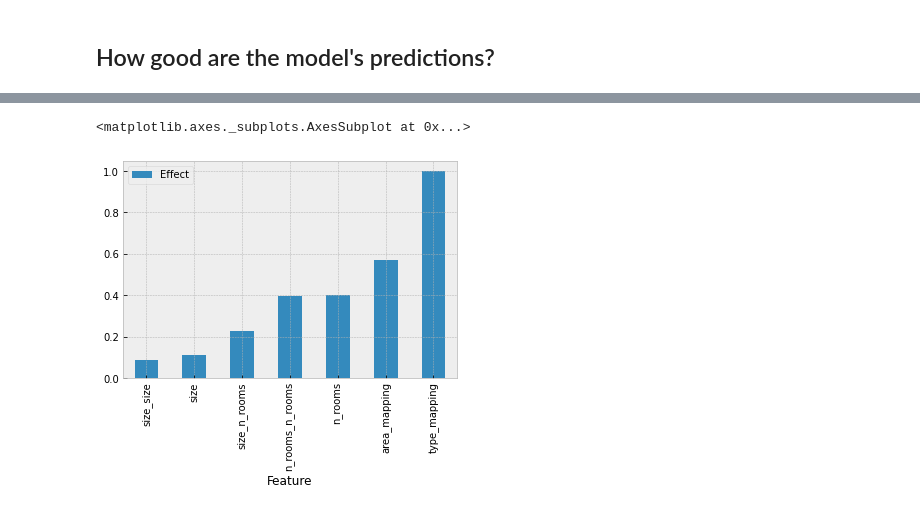
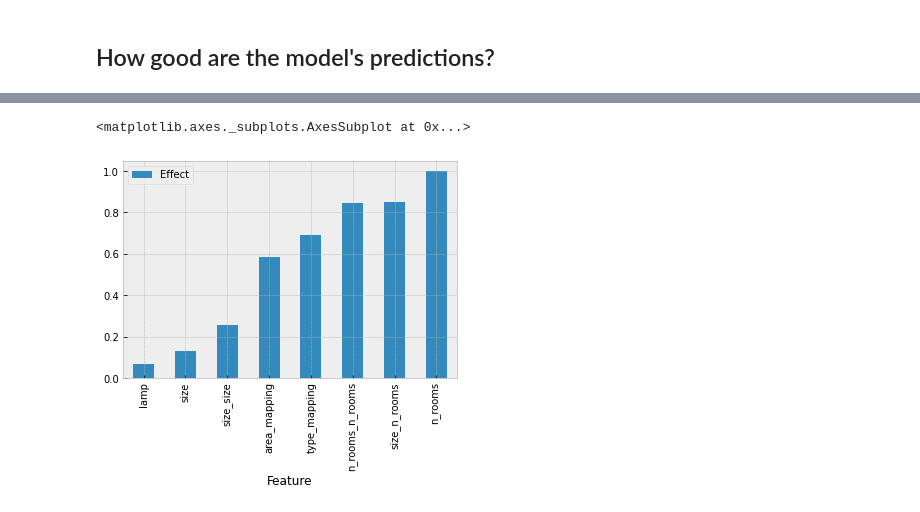
Before and after one commit to dolmani38/non-linear-regression, a Jupyter notebook: Keras - Regression using continuous and categorial variables with embedding.ipynb, the cells around one changed output, grey strips where cells are left out. Drawn from its saved outputs; the diff is of its cells as text; code cells hidden in the pictures.

```diff
--- a/Keras - Regression using continuous and categorial variables with embedding.ipynb
+++ b/Keras - Regression using continuous and categorial variables with embedding.ipynb
@@ -302,0 +308,11 @@ array([[1, 1],
+# %%
+X_train_continuous_org = X_train_continuous
+X_train_categorical_org = X_train_categorical
+X_val_continuous_org = X_val_continuous
+X_val_categorical_org = X_val_categorical
+
+# 학습 대상 변수만 선택
+X_train_continuous = X_train_continuous_org[['size','n_rooms','n_rooms_n_rooms']]
+X_train_categorical = X_train_categorical_org
+X_val_continuous  = X_val_continuous_org[['size','n_rooms','n_rooms_n_rooms']]
+X_val_categorical = X_val_categorical_org
@@ -308,15 +341,13 @@ cate_input = Input(shape=(2,), dtype='int32')
 
 # Decide to what vector size we want to map our 'area' variable.
 # I'll use 1 here because we only have three areas
-embeddings_output = 24*4
+embeddings_output = 24
 
 
 # Let’s define the embedding layer and flatten it
 cate_embedings = Embedding(output_dim=embeddings_output, input_dim=X_train_categorical.shape[0])(cate_input)
+cate_embedings = keras.layers.Reshape((embeddings_output*2,))(cate_embedings)
 print(cate_embedings)
-cate_embedings = keras.layers.Reshape((embeddings_output*2,))(cate_embedings)
-
-
 # Define the continuous variables input (just like before)
 continuous_input = Input(shape=(X_train_continuous.shape[1], ))
 
@@ -329,8 +364,8 @@ Tensor("embedding_6/embedding_lookup/Identity_1:0", shape=(None, 2, 96), dtype=f
 Will define a simple model with 2 hidden layers, with 25 neurons each.
 # %%
 # Define the model
-dense1 = Dense(200, activation='relu')(all_input)
-dense2 = Dense(50, activation='relu')(dense1)
+dense1 = Dense(all_input.shape[1]*2, activation='relu')(all_input)
+dense2 = Dense(all_input.shape[1], activation='relu')(dense1)
 predictions = Dense(1)(dense2)
 
 # Note using the input object 'area_input' not 'area_embeddings'
@@ -540,23 +567,22 @@ effect_result_table.plot(x='Feature',y='Effect',kind='bar')
 # %%
-# 영향도 분석에 의해 'lamp' 삭제 후 학습...
-
-X_train_continuous.drop(columns=['lamp','size','size_size'], inplace=True)
-X_val_continuous.drop(columns=['lamp','size','size_size'], inplace=True)
-print(X_train_continuous)
+# 학습 대상 변수 전체 선택
+X_train_continuous = X_train_continuous_org
+X_train_categorical = X_train_categorical_org
+X_val_continuous  = X_val_continuous_org
+X_val_categorical = X_val_categorical_org
 
 # Define the embedding input
 cate_input = Input(shape=(2,), dtype='int32')
 
 # Decide to what vector size we want to map our 'area' variable.
 # I'll use 1 here because we only have three areas
-embeddings_output = 24*4
+embeddings_output = 24
 
 
 # Let’s define the embedding layer and flatten it
 cate_embedings = Embedding(output_dim=embeddings_output, input_dim=X_train_categorical.shape[0])(cate_input)
 print(cate_embedings)
 cate_embedings = keras.layers.Reshape((embeddings_output*2,))(cate_embedings)
-
 
 # Define the continuous variables input (just like before)
 continuous_input = Input(shape=(X_train_continuous.shape[1], ))
@@ -565,9 +591,8 @@ continuous_input = Input(shape=(X_train_continuous.shape[1], ))
 all_input = keras.layers.concatenate([continuous_input, cate_embedings])
 
 # Define the model
-
-dense1 = Dense(200, activation='relu')(all_input)
-dense2 = Dense(50, activation='relu')(dense1)
+dense1 = Dense(all_input.shape[1]*2, activation='relu')(all_input)
+dense2 = Dense(all_input.shape[1], activation='relu')(dense1)
 predictions = Dense(1)(dense2)
 # Note using the input object 'area_input' not 'area_embeddings'
 model = Model(inputs=[continuous_input, cate_input], outputs=predictions)
@@ -605,9 +636,6 @@ KeyboardInterrupt: ignored
 # %%
-# val_soft_acc 향상
-# 영향도 다시 분석
 train_ds = pd.concat([X_train_continuous,X_train_categorical[['area_mapping','type_mapping']]], axis=1)
 val_ds = pd.concat([X_val_continuous,X_val_categorical[['area_mapping','type_mapping']]], axis=1)
-
 # XAI를 위한 lime  정의
 from lime import lime_tabular, lime_text
 exp = lime_tabular.LimeTabularExplainer(
@@ -617,33 +645,32 @@ exp = lime_tabular.LimeTabularExplainer(
     class_names= y_train.columns,
     mode="regression"
 )
-
 # 변수의 영향력 분석
 # 소팅을 위한 초기화
 exp_ana = {}
 for k in train_ds.columns:
   exp_ana[k] = 0
 
 # predict 함수 재정의 - lime에서 사용 가능하도록...
 continue_dim = X_train_continuous.shape[1]
 input_dim = train_ds.shape[1]
 def predict(data):
     return model.predict([data[:,0:continue_dim],data[:,continue_dim:input_dim]])
 
 # validation set의 변수 영향력 분석...
-for i in range(10): #range(val_ds.shape[0]):
+for i in range(40): #range(val_ds.shape[0]):
     p = exp.explain_instance(np.asarray(val_ds.iloc[i]),predict,num_features=val_ds.shape[1])
     for t in p.as_map()[0]:
       exp_ana[train_ds.columns[t[0]]] += np.abs(t[1])
 
 import operator
 
 sorted_x = sorted(exp_ana.items(), key=operator.itemgetter(1))
 
 effect_result_table = pd.DataFrame(sorted_x,columns=['Feature', 'Effect'] )
 
 effect_result_table['Effect'] = effect_result_table['Effect']/max(effect_result_table['Effect'])
 effect_result_table.plot(x='Feature',y='Effect',kind='bar')
 # %% [output]
 <matplotlib.axes._subplots.AxesSubplot at 0x...>
-[figure, old version]
+[figure, new version]
```
Also changed, not shown: parts of 48 cells of this notebook.
